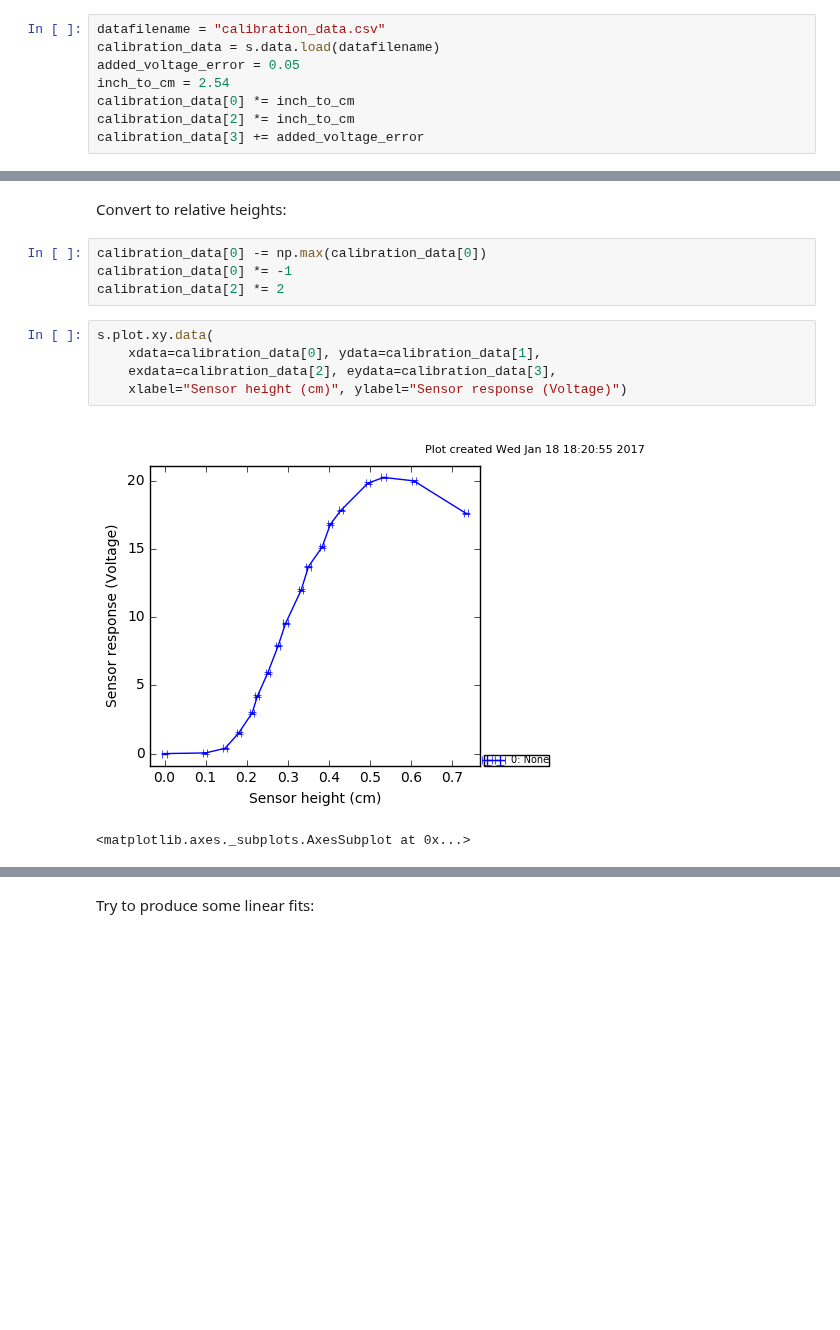
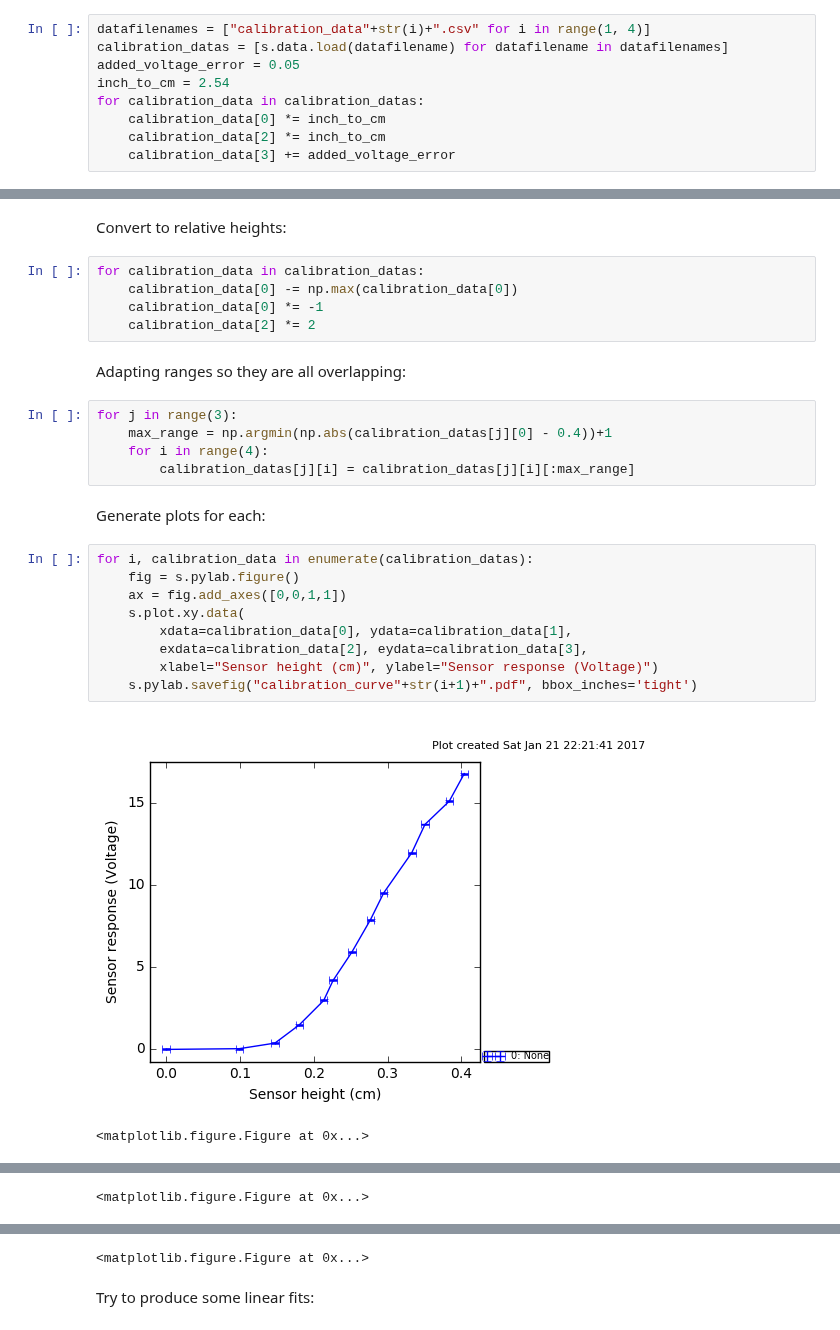
Before and after one commit to ry-dgel/Chladni, a Jupyter notebook: analysis/interim_analysis.ipynb, the cells around one changed output, grey strips where cells are left out. Cells and saved outputs as stored; diff of their text form; blank space fills up the shorter version.

Commit message:
Added calibration data and notebook

```diff
--- a/analysis/interim_analysis.ipynb
+++ b/analysis/interim_analysis.ipynb
@@ -9,8 +8,9 @@ Load in data and convert inches to cm:
 # %%
-datafilename = "calibration_data.csv"
-calibration_data = s.data.load(datafilename)
+datafilenames = ["calibration_data"+str(i)+".csv" for i in range(1, 4)]
+calibration_datas = [s.data.load(datafilename) for datafilename in datafilenames]
 added_voltage_error = 0.05
 inch_to_cm = 2.54
-calibration_data[0] *= inch_to_cm
-calibration_data[2] *= inch_to_cm
-calibration_data[3] += added_voltage_error
+for calibration_data in calibration_datas:
+    calibration_data[0] *= inch_to_cm
+    calibration_data[2] *= inch_to_cm
+    calibration_data[3] += added_voltage_error
@@ -17,14 +35,28 @@ calibration_data[3] += added_voltage_error
 # %% [markdown]
 Convert to relative heights:
 # %%
-calibration_data[0] -= np.max(calibration_data[0])
-calibration_data[0] *= -1
-calibration_data[2] *= 2
+for calibration_data in calibration_datas:
+    calibration_data[0] -= np.max(calibration_data[0])
+    calibration_data[0] *= -1
+    calibration_data[2] *= 2
+# %% [markdown]
+Adapting ranges so they are all overlapping:
+# %%
+for j in range(3):
+    max_range = np.argmin(np.abs(calibration_datas[j][0] - 0.4))+1
+    for i in range(4):
+        calibration_datas[j][i] = calibration_datas[j][i][:max_range]
+# %% [markdown]
+Generate plots for each:
 # %%
-s.plot.xy.data(
-    xdata=calibration_data[0], ydata=calibration_data[1],
-    exdata=calibration_data[2], eydata=calibration_data[3],
-    xlabel="Sensor height (cm)", ylabel="Sensor response (Voltage)")
+for i, calibration_data in enumerate(calibration_datas):
+    fig = s.pylab.figure()
+    ax = fig.add_axes([0,0,1,1])
+    s.plot.xy.data(
+        xdata=calibration_data[0], ydata=calibration_data[1],
+        exdata=calibration_data[2], eydata=calibration_data[3],
+        xlabel="Sensor height (cm)", ylabel="Sensor response (Voltage)")
+    s.pylab.savefig("calibration_curve"+str(i+1)+".pdf", bbox_inches='tight')
 # %% [output]
-[figure, old version]
+[figure, new version]
-<matplotlib.axes._subplots.AxesSubplot at 0x...>
+<matplotlib.figure.Figure at 0x...>
@@ -30,0 +64 @@ s.plot.xy.data(
+<matplotlib.figure.Figure at 0x...>
@@ -31,3 +66,4 @@ s.plot.xy.data(
+<matplotlib.figure.Figure at 0x...>
 # %% [markdown]
 Try to produce some linear fits:
 # %%
```
Also changed, not shown: parts of 7 cells of this notebook, 6 other files.
